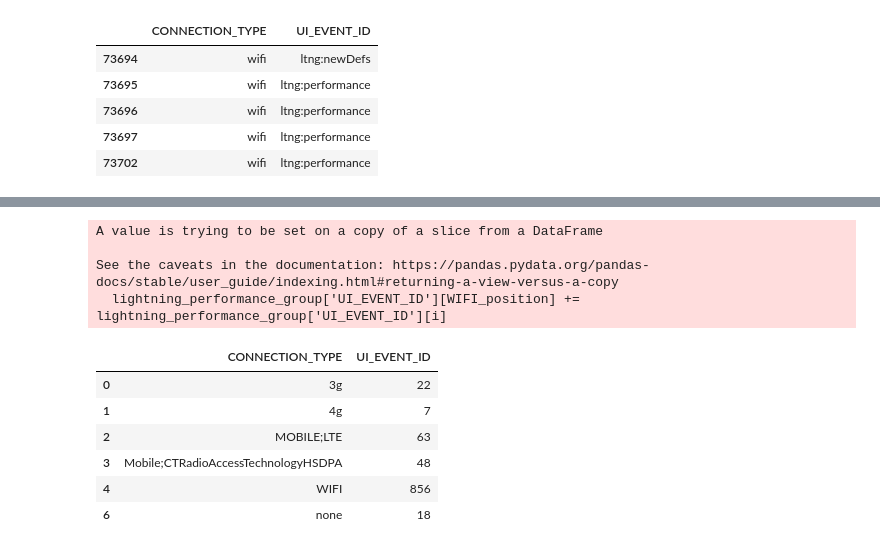
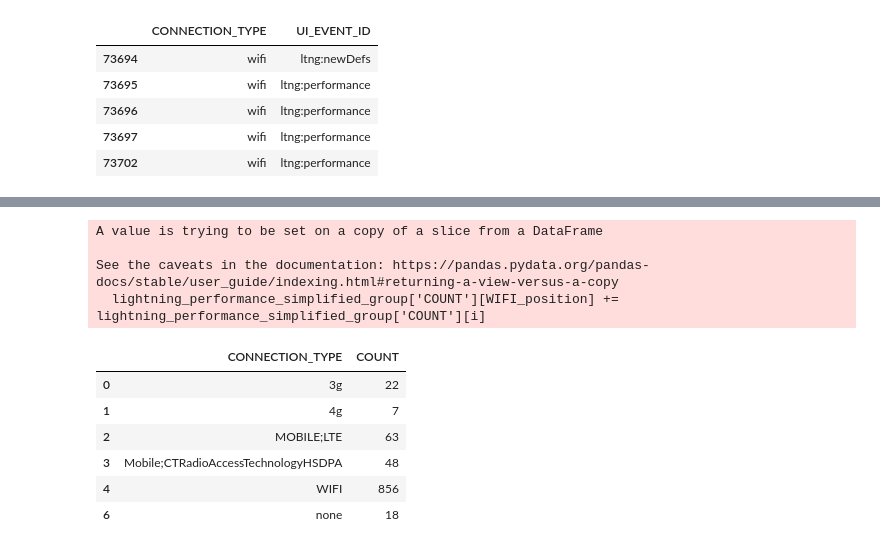
Before and after one commit to dell-splab/lightning-analysis, a Jupyter notebook: 3.6 What connection types are users using to access the reports.ipynb, the cells around one changed output, grey strips where cells are left out. Saved outputs shown, nothing was run; the diff lists cells and outputs as text; code cells hidden in the pictures.

```diff
--- a/3.6 What connection types are users using to access the reports.ipynb
+++ b/3.6 What connection types are users using to access the reports.ipynb
@@ -151,21 +159,22 @@ WIFI_position
 # %%
 index_list = []
-for i in lightning_performance_group.index:
-     if lightning_performance_group['CONNECTION_TYPE'][i] == 'WiFi' or lightning_performance_group['CONNECTION_TYPE'][i] == 'wifi':
-            lightning_performance_group['UI_EVENT_ID'][WIFI_position] += lightning_performance_group['UI_EVENT_ID'][i]
+for i in lightning_performance_simplified_group.index:
+     if lightning_performance_simplified_group['CONNECTION_TYPE'][i] == 'WiFi' or lightning_performance_simplified_group['CONNECTION_TYPE'][i] == 'wifi':
+            lightning_performance_simplified_group['COUNT'][WIFI_position] += lightning_performance_simplified_group['COUNT'][i]
             index_list.append(i)
-
-lightning_performance_group = lightning_performance_group.drop(index_list)
-lightning_performance_group
 # %% [output]
 A value is trying to be set on a copy of a slice from a DataFrame
 
 See the caveats in the documentation: https://pandas.pydata.org/pandas-docs/stable/user_guide/indexing.html#returning-a-view-versus-a-copy
-  lightning_performance_group['UI_EVENT_ID'][WIFI_position] += lightning_performance_group['UI_EVENT_ID'][i]
+  lightning_performance_simplified_group['COUNT'][WIFI_position] += lightning_performance_simplified_group['COUNT'][i]
-|  | CONNECTION_TYPE | UI_EVENT_ID |
-| 0 | 3g | 22 |
-| 1 | 4g | 7 |
-| 2 | MOBILE;LTE | 63 |
-| 3 | Mobile;CTRadioAccessTechnologyHSDPA | 48 |
-| 4 | WIFI | 856 |
-| 6 | none | 18 |
+# %%
+lightning_performance_simplified_group = lightning_performance_simplified_group.drop(index_list)
+lightning_performance_simplified_group
+# %% [output]
+|  | CONNECTION_TYPE | COUNT |
+| 0 | 3g | 22 |
+| 1 | 4g | 7 |
+| 2 | MOBILE;LTE | 63 |
+| 3 | Mobile;CTRadioAccessTechnologyHSDPA | 48 |
+| 4 | WIFI | 856 |
+| 6 | none | 18 |
```
Also changed, not shown: parts of 23 cells of this notebook.
